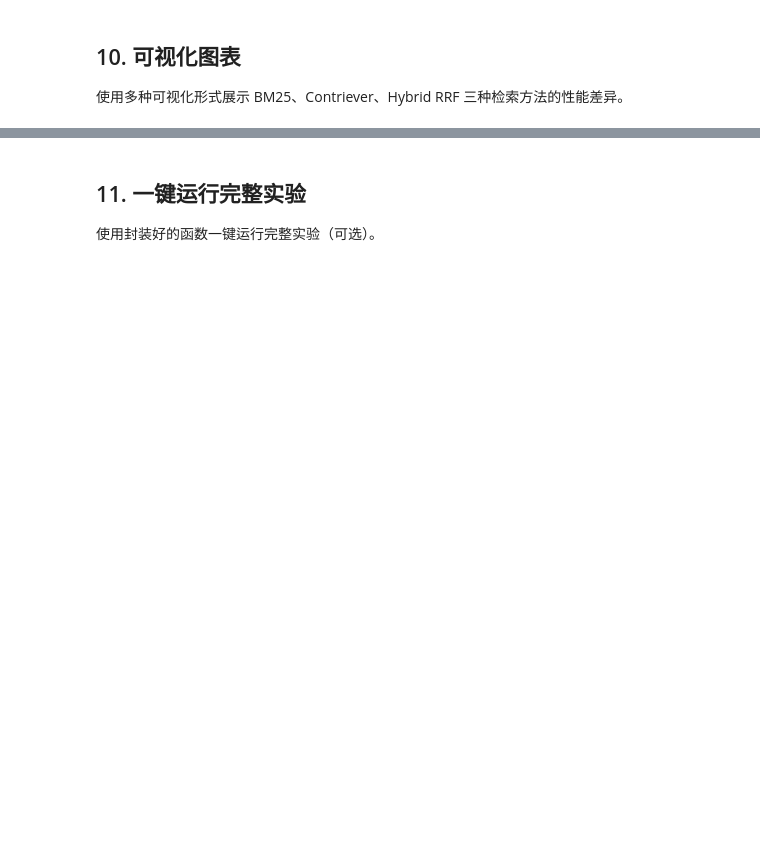
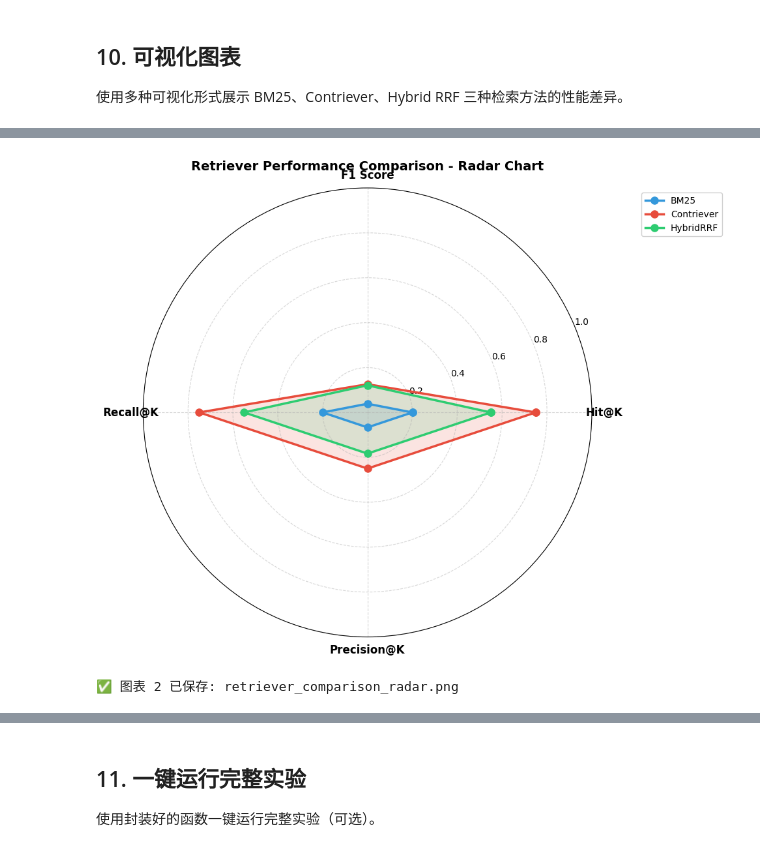
Before and after one commit to kitee0918/-nlp-rag-project, a Jupyter notebook: 2domain_retrival.ipynb, the cells around one changed output, grey strips where cells are left out. Drawn from its saved outputs; the diff is of its cells as text; code cells hidden in the pictures; blank space fills up the shorter version.

```diff
--- a/2domain_retrival.ipynb
+++ b/2domain_retrival.ipynb
@@ -402,33 +542,36 @@ print("✅ 图表 1 已保存: retriever_comparison_bar.png")
 # %%
 # ============================================
 # 图表 2: 雷达图（多维度性能展示）
 # ============================================
 fig2, ax2 = plt.subplots(figsize=(10, 10), subplot_kw=dict(polar=True))
 
 # 雷达图角度设置
 angles = np.linspace(0, 2 * np.pi, len(metrics), endpoint=False).tolist()
 angles += angles[:1]  # 闭合
 
 # 绘制每个检索器的雷达图
 for retriever in retrievers:
     values = data[retriever] + [data[retriever][0]]  # 闭合
     ax2.plot(angles, values, 'o-', linewidth=2.5, label=retriever,
              color=colors.get(retriever, f'C{retrievers.index(retriever)}'),
              markersize=8)
     ax2.fill(angles, values, alpha=0.15, color=colors.get(retriever, f'C{retrievers.index(retriever)}'))
 
 # 设置雷达图标签
 ax2.set_xticks(angles[:-1])
 ax2.set_xticklabels(metrics, fontsize=12, fontweight='bold')
 ax2.set_ylim(0, 1.0)
-ax2.set_title('检索器性能对比 - 雷达图', fontsize=14, fontweight='bold', pad=20)
+ax2.set_title('Retriever Performance Comparison - Radar Chart', fontsize=14, fontweight='bold', pad=20)
 ax2.legend(loc='upper right', bbox_to_anchor=(1.3, 1.0), fontsize=10, framealpha=0.9)
 ax2.grid(True, linestyle='--', alpha=0.5)
 
 plt.tight_layout()
 plt.savefig('retriever_comparison_radar.png', dpi=150, bbox_inches='tight')
 plt.show()
 print("✅ 图表 2 已保存: retriever_comparison_radar.png")
+# %% [output]
+[figure, added]
+✅ 图表 2 已保存: retriever_comparison_radar.png
 # %%
 # ============================================
 # 图表 3: 热力图（性能矩阵）
```
Also changed, not shown: parts of 11 cells of this notebook.
